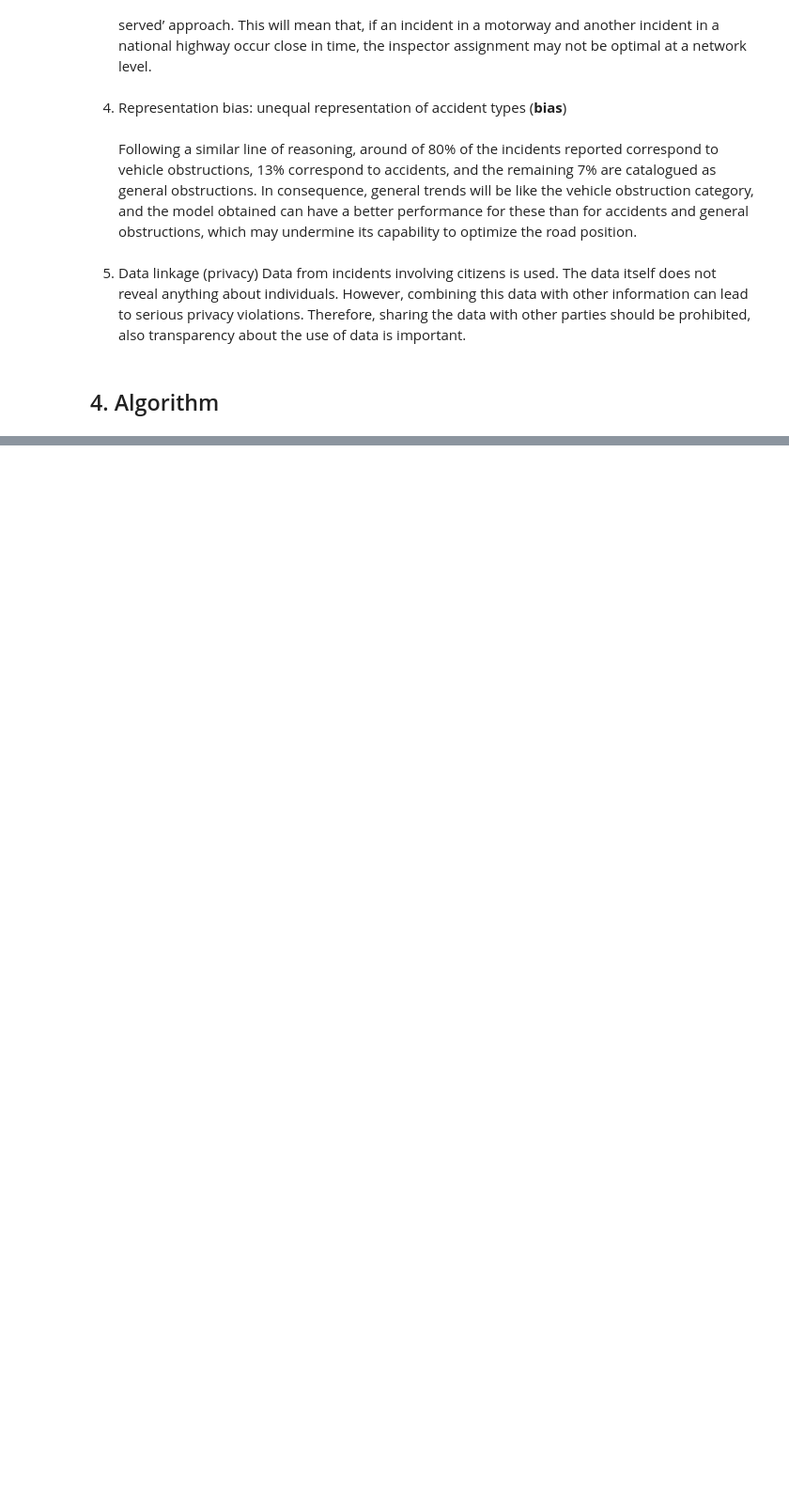
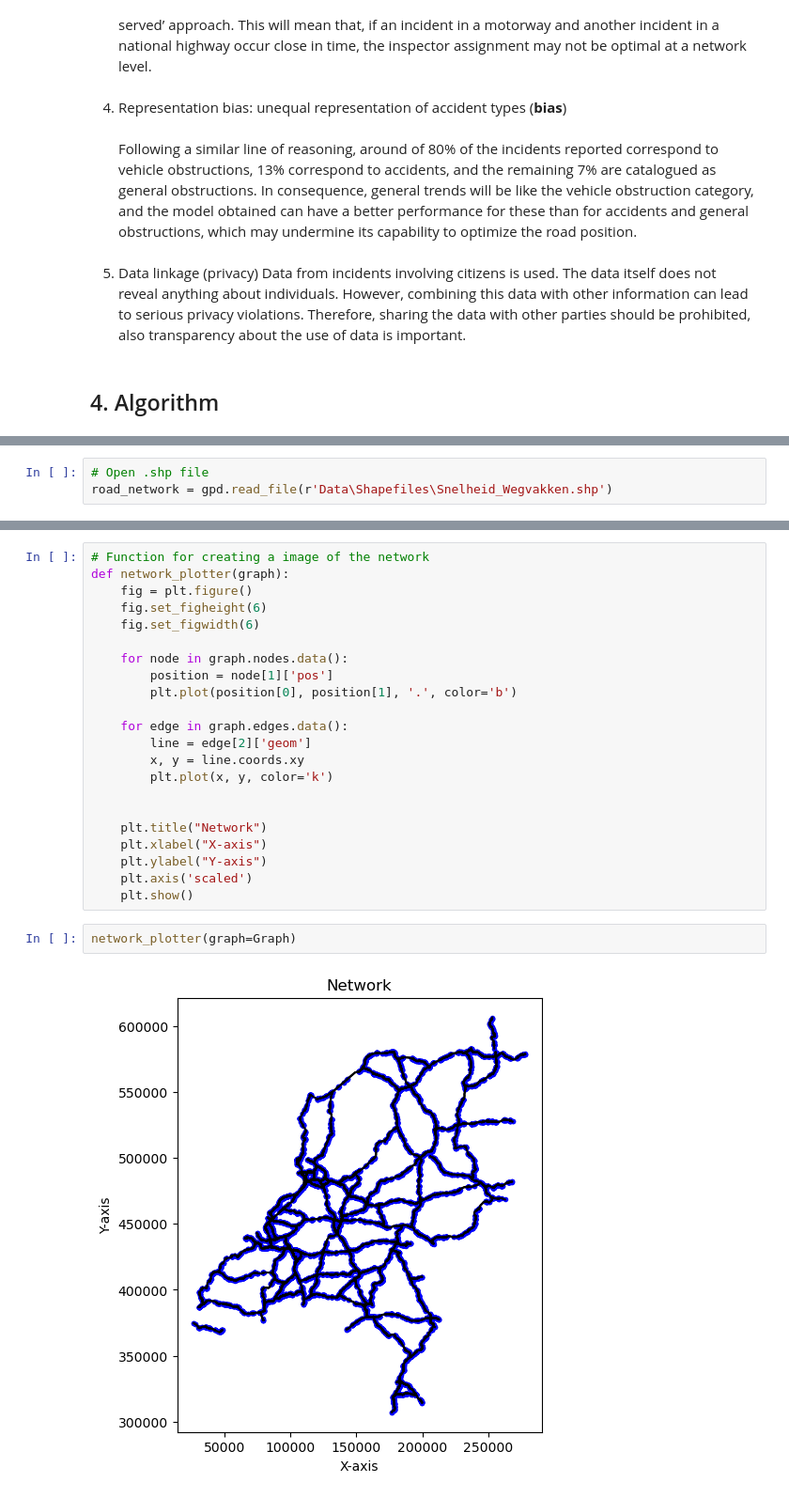
Before and after one commit to Max-Lange/CIEM6302_RWS-Project, a Jupyter notebook: mid-term_check.ipynb, the cells around one changed output, grey strips where cells are left out. Shown at 94% size. Drawn from its saved outputs; the diff is of its cells as text; blank space fills up the shorter version.

```diff
--- a/mid-term_check.ipynb
+++ b/mid-term_check.ipynb
@@ -306,0 +315,3 @@ On the other hand, the following issues regarding privacy, fairness and bias wer
+# %%
+# Open .shp file
+road_network = gpd.read_file(r'Data\Shapefiles\Snelheid_Wegvakken.shp')
@@ -306,0 +343,26 @@ On the other hand, the following issues regarding privacy, fairness and bias wer
+# %%
+# Function for creating a image of the network
+def network_plotter(graph):
+    fig = plt.figure()
+    fig.set_figheight(6)
+    fig.set_figwidth(6)
+
+    for node in graph.nodes.data():
+        position = node[1]['pos']
+        plt.plot(position[0], position[1], '.', color='b')
+
+    for edge in graph.edges.data():
+        line = edge[2]['geom']
+        x, y = line.coords.xy
+        plt.plot(x, y, color='k')
+
+
+    plt.title("Network")
+    plt.xlabel("X-axis")
+    plt.ylabel("Y-axis")
+    plt.axis('scaled')
+    plt.show()
+# %%
+network_plotter(graph=Graph)
+# %% [output]
+[figure, added]
```
Also changed, not shown: parts of 13 cells of this notebook, 1 other file.
